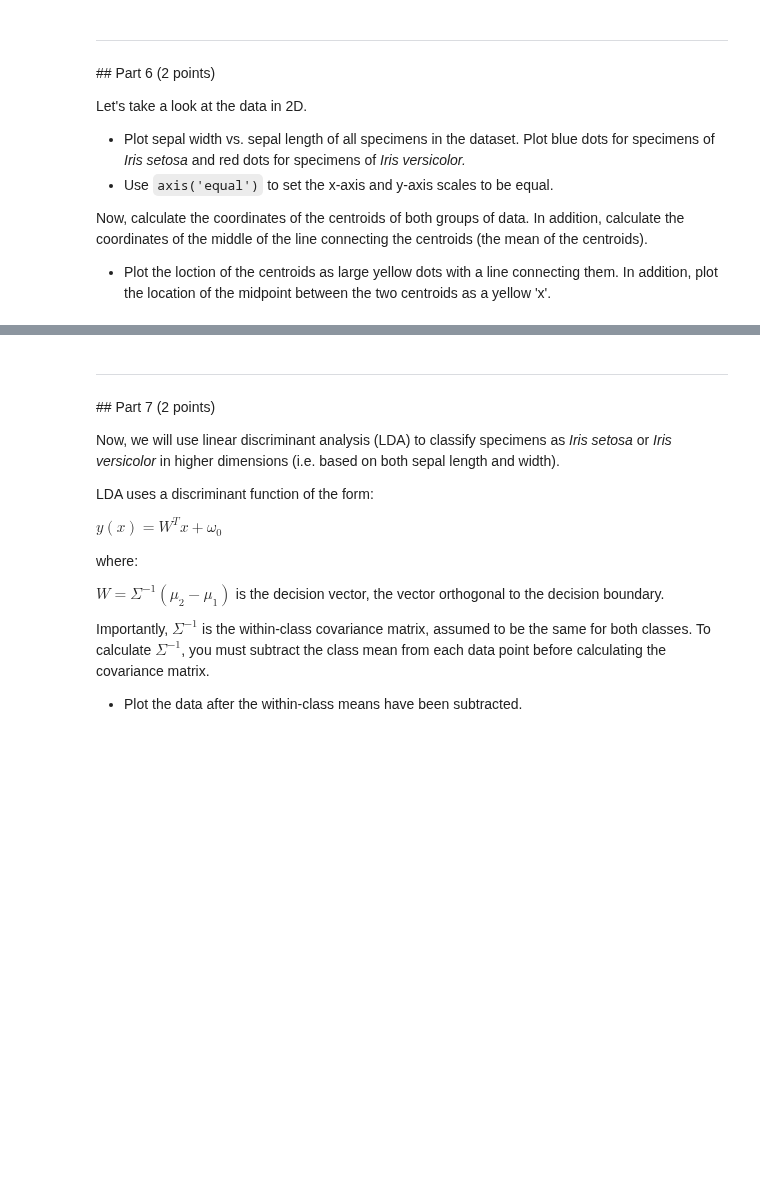
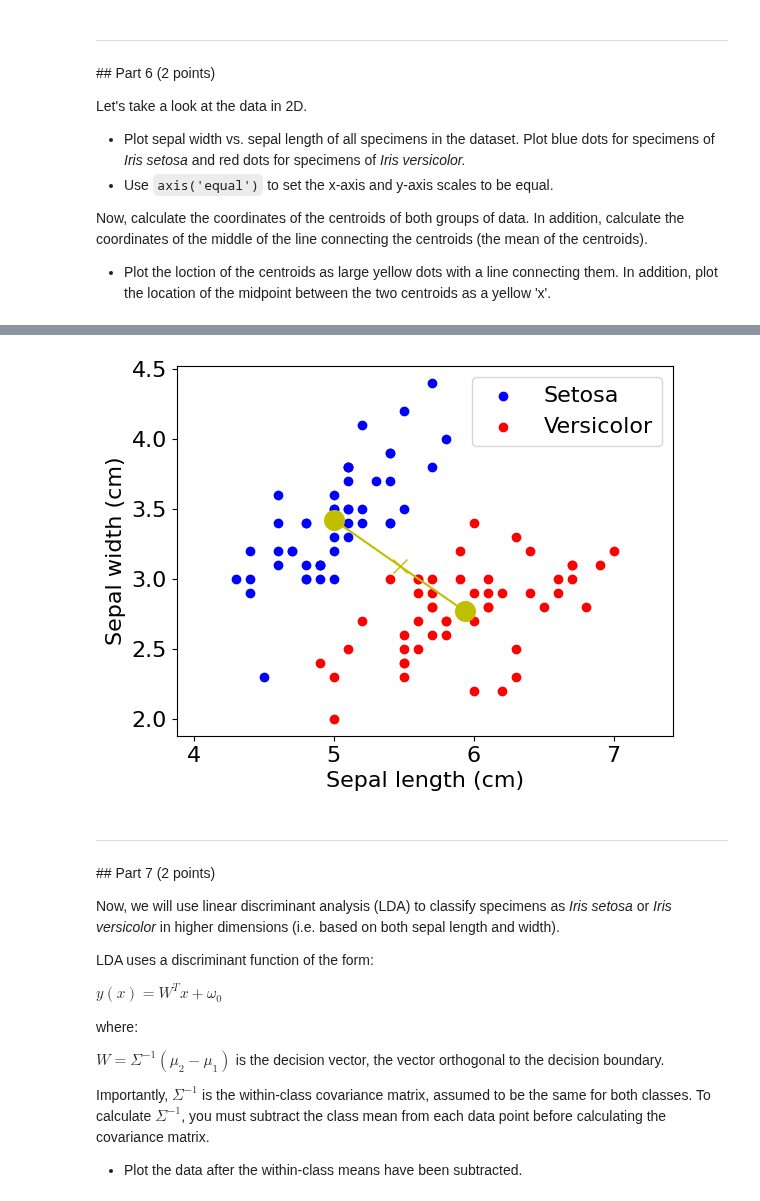
Before and after one commit to Urvi-M/BE559, a Jupyter notebook: Homework3_part1_v1.ipynb, the cells around one changed output, grey strips where cells are left out. Drawn from its saved outputs; the diff is of its cells as text; code cells hidden in the pictures; blank space fills up the shorter version.

```diff
--- a/Homework3_part1_v1.ipynb
+++ b/Homework3_part1_v1.ipynb
@@ -209,3 +225,23 @@ Now, calculate the coordinates of the centroids of both groups of data. In addit
+# %%
+slmx= np.mean(sl[snum==0])
+swmy= np.mean(sw[snum==0])
+vlmx= np.mean(sl[snum==1])
+vwmy= np.mean(sw[snum==1])
+plt.scatter(sl[snum==0],sw[snum==0],c='b', label ='Setosa')
+plt.scatter(sl[snum==1],sw[snum==1],c='r', label ='Versicolor')
+plt.scatter(slmx,swmy, c='y',s=200, marker='o')
+plt.scatter(vlmx,vwmy, c='y',s=200, marker='o')
+plt.plot([slmx,vlmx], [swmy, vwmy], 'y')
+mx = (slmx + vlmx) / 2
+my = (swmy + vwmy) / 2
+plt.plot(mx,my,'yx',markersize=10)
+plt.xlabel('Sepal length (cm)')
+plt.ylabel('Sepal width (cm)')
+plt.axis('equal')
+plt.legend()
+plt.show()
+# %% [output]
+[figure, added]
 # %% [markdown]
 ---
 ## Part 7 (2 points)
```
Also changed, not shown: parts of 9 cells of this notebook.
